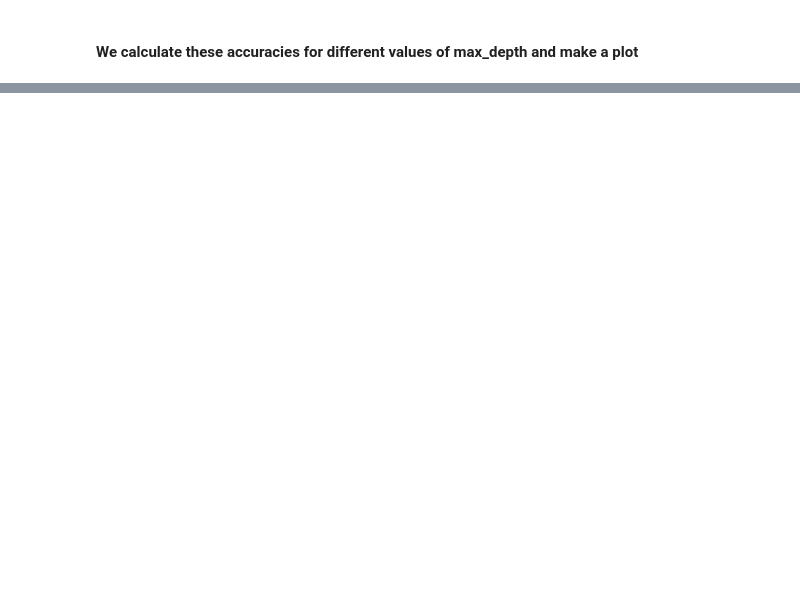
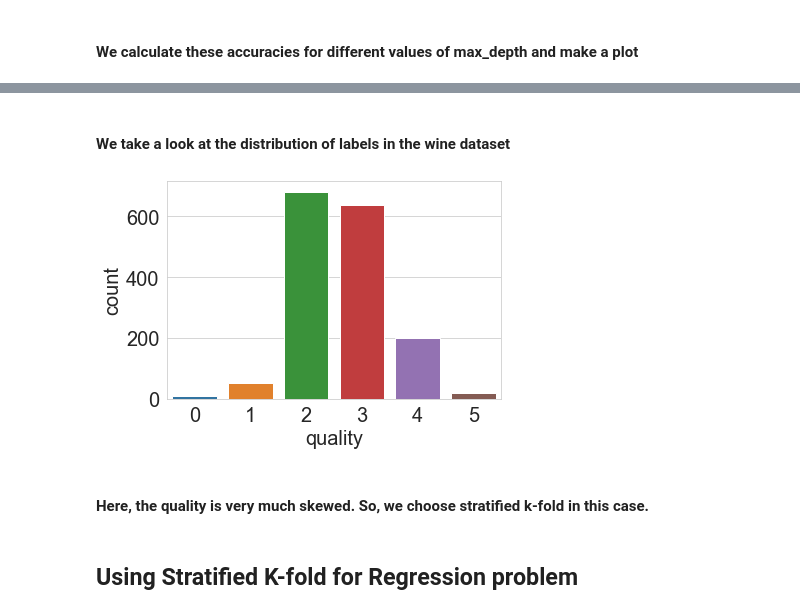
Before and after one commit to Praveer7/Approaching-any-ML-problem---Code, a Jupyter notebook: Cross-validation.ipynb, the cells around one changed output, grey strips where cells are left out. Saved outputs shown, nothing was run; the diff lists cells and outputs as text; code cells hidden in the pictures; blank space fills up the shorter version.

```diff
--- a/Cross-validation.ipynb
+++ b/Cross-validation.ipynb
@@ -251,0 +343,12 @@ plt.show()
+# %% [markdown]
+#### We take a look at the distribution of labels in the wine dataset
+# %%
+b = sns.countplot(x='quality', data=df_wine)
+b.set_xlabel("quality", fontsize=20)
+b.set_ylabel("count", fontsize=20);
+# %% [output]
+[figure, added]
+# %% [markdown]
+#### Here, the quality is very much skewed. So, we choose stratified k-fold in this case.
+# %% [markdown]
+## Using Stratified K-fold for Regression problem
```
Also changed, not shown: parts of 23 cells of this notebook.
